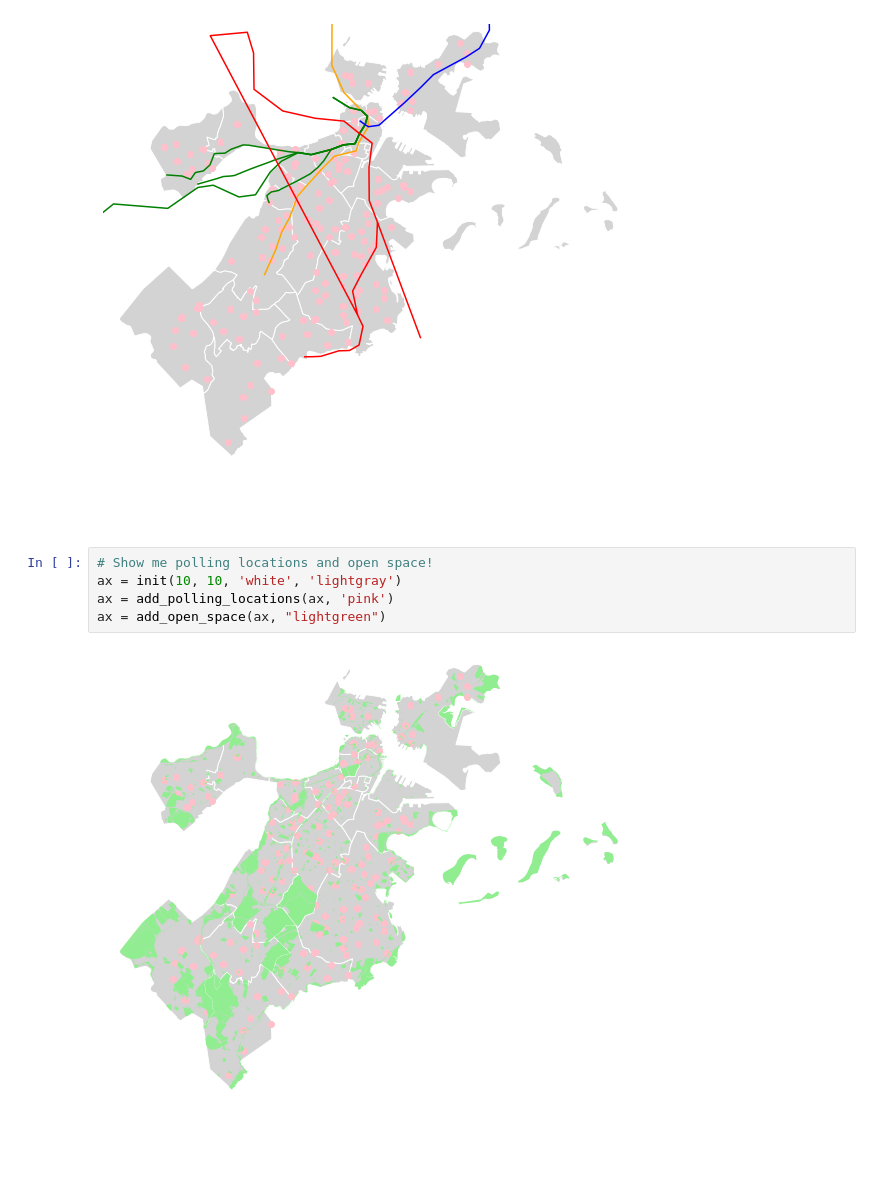
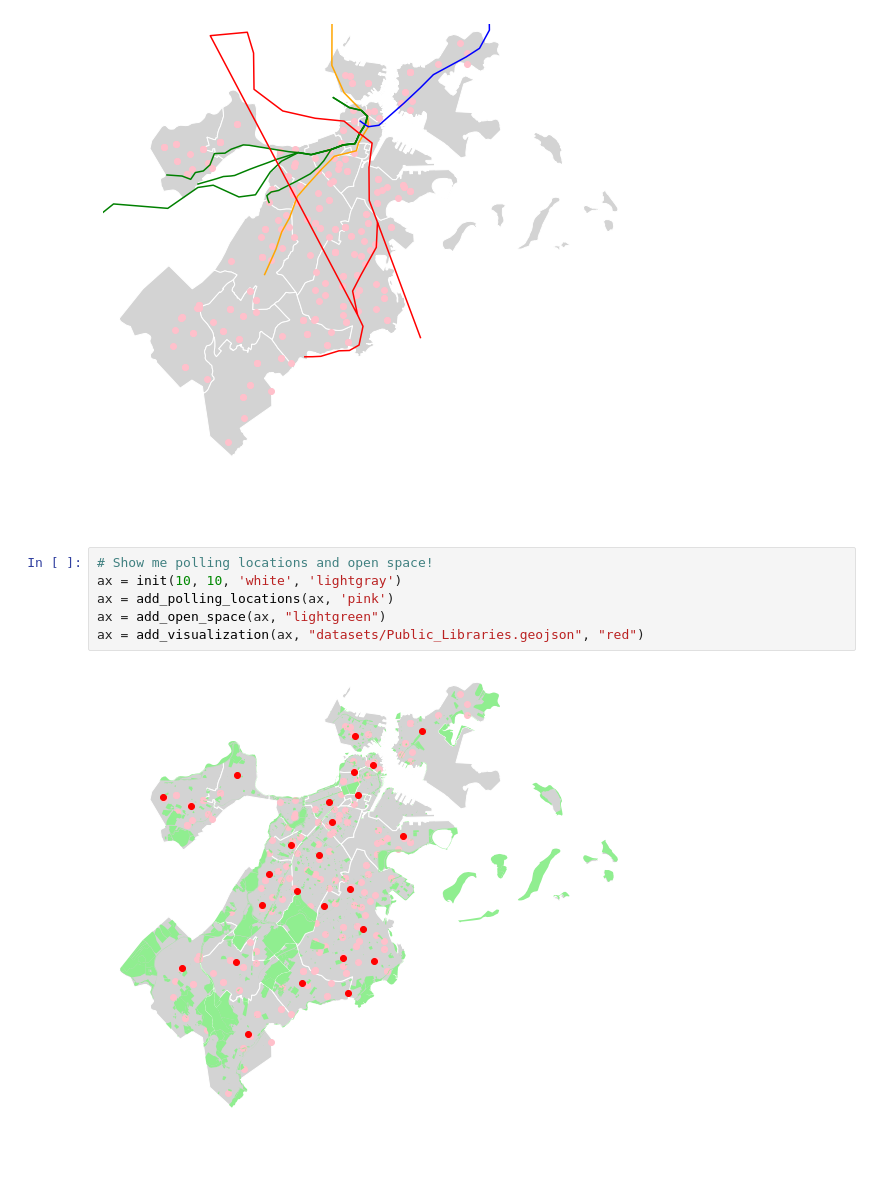
Before and after one commit to broussardjojo/bvr2, a Jupyter notebook: main.ipynb, the cells around one changed output. Saved outputs shown, nothing was run; the diff lists cells and outputs as text.

Commit message:
Added todos, abstracted visualization method

```diff
--- a/main.ipynb
+++ b/main.ipynb
@@ -53,7 +59,8 @@ ax = add_polling_locations(ax, 'pink')
 # %%
 # Show me polling locations and open space!
 ax = init(10, 10, 'white', 'lightgray')
 ax = add_polling_locations(ax, 'pink')
 ax = add_open_space(ax, "lightgreen")
+ax = add_visualization(ax, "datasets/Public_Libraries.geojson", "red")
 # %% [output]
-[figure, old version]
+[figure, new version]
```
Also changed, not shown: parts of 1 cell of this notebook, 2 other files.
